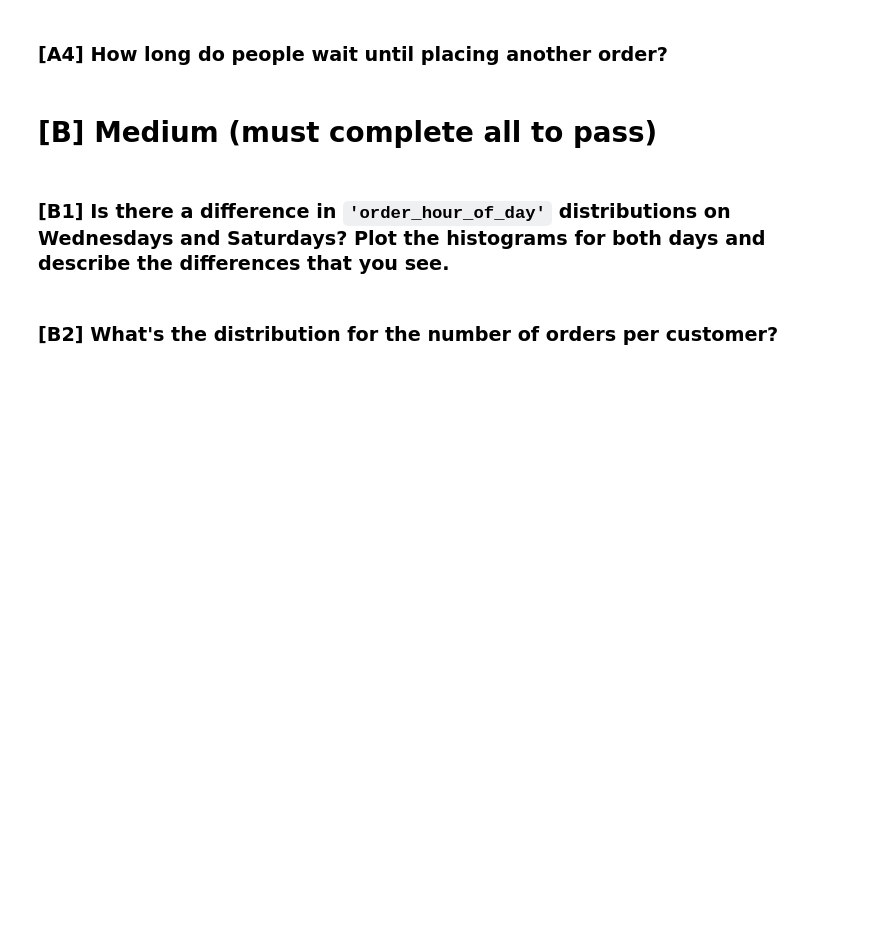
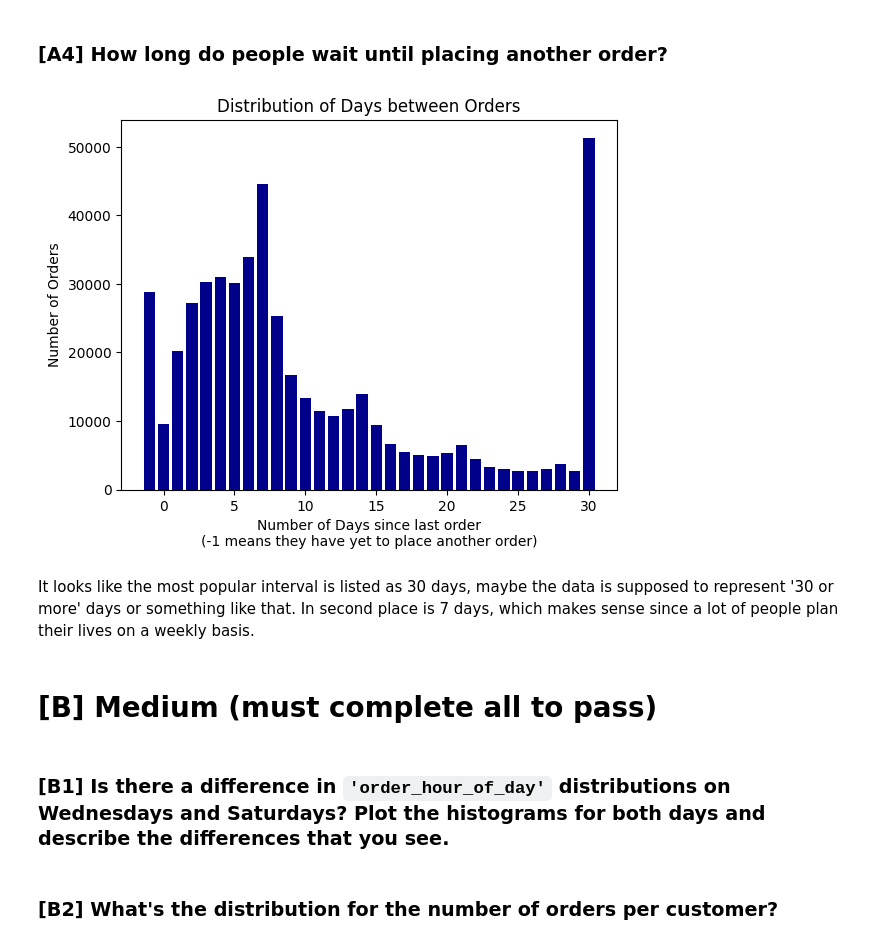
Before and after one commit to Malokingi/EDA-Project, a Jupyter notebook: EDA_notebook.ipynb, the cells around one changed output. Cells and saved outputs as stored; diff of their text form; code cells hidden in the pictures; blank space fills up the shorter version.

```diff
--- a/EDA_notebook.ipynb
+++ b/EDA_notebook.ipynb
@@ -153,5 +256,26 @@ o_df['reordered'] = o_df['reordered'].astype('uint8')
 # %% [markdown]
 ### [A4] How long do people wait until placing another order?
+# %%
+# compute the histogram
+hist, bins = np.histogram(i_df['days_since_prior_order'], bins=32)
+
+# create the plot
+fig, ax = plt.subplots()
+for i in range(len(bins)-1):
+    i = i - 1
+    ax.bar(i, hist[i+1], color='darkblue')
+
+# customize the plot
+ax.set_xticks([0, 5, 10, 15, 20, 25, 30])
+ax.set_xlabel('Number of Days since last order\n(-1 means they have yet to place another order)', fontsize=10)
+ax.set_ylabel('Number of Orders')
+ax.set_title('Distribution of Days between Orders')
+
+plt.show()
+# %% [output]
+[figure, added]
+# %% [markdown]
+It looks like the most popular interval is listed as 30 days, maybe the data is supposed to represent '30 or more' days or something like that. In second place is 7 days, which makes sense since a lot of people plan their lives on a weekly basis.
 # %% [markdown]
 # [B] Medium (must complete all to pass)
 # %% [markdown]
```
Also changed, not shown: parts of 10 cells of this notebook, 2 other files.
